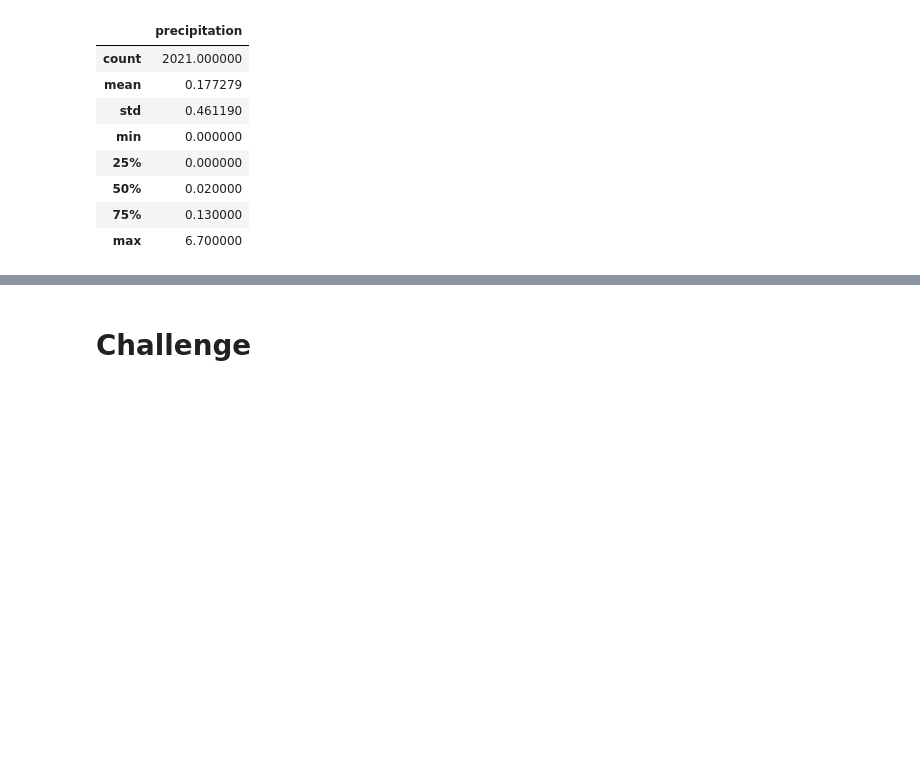
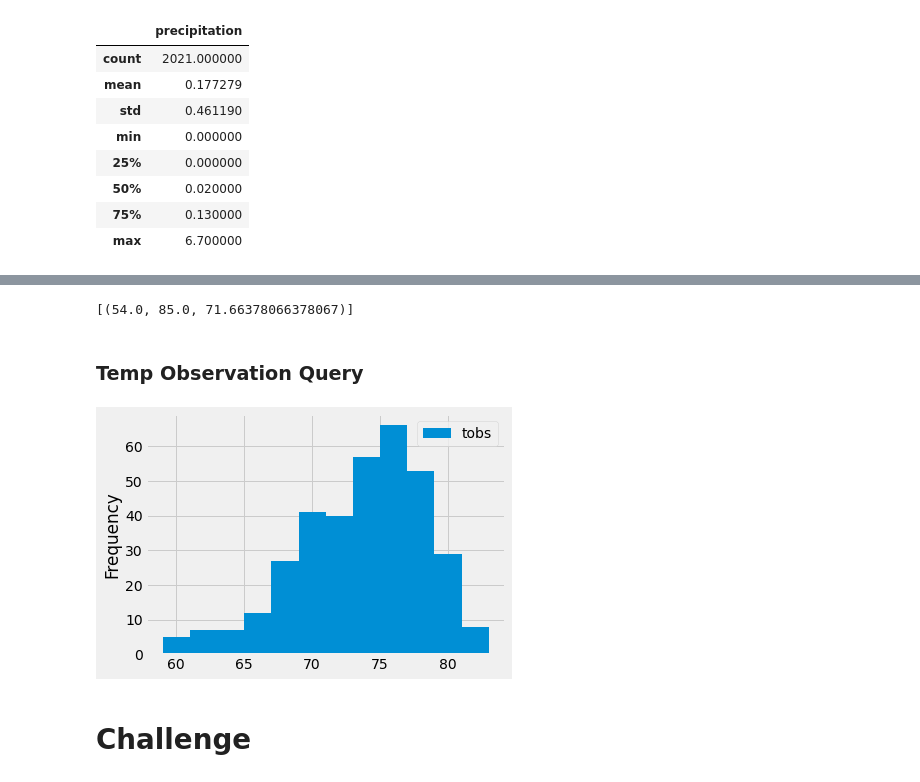
Before and after one commit to HopkinsKV/surfs_up, a Jupyter notebook: climate_analysis_sample.ipynb, the cells around one changed output, grey strips where cells are left out. Cells and saved outputs as stored; diff of their text form; code cells hidden in the pictures; blank space fills up the shorter version.

Commit message:
updt temp obs

```diff
--- a/climate_analysis_sample.ipynb
+++ b/climate_analysis_sample.ipynb
@@ -116,3 +135,11 @@ df.describe()
 # %%
 # Using the station id from the previous query, calculate the lowest temperature recorded,
 # highest temperature recorded, and average temperature most active station?
+### NOTE: tobs is Temperature at time of OBServation
+
+session.query(func.min(Measurement.tobs), \
+              func.max(Measurement.tobs), \
+              func.avg(Measurement.tobs)).\
+filter(Measurement.station == 'USC00519281').all()
+# %% [output]
+[(54.0, 85.0, 71.66378066378067)]
@@ -122,3 +146,21 @@ df.describe()
+# %% [markdown]
+### Temp Observation Query
+# %%
+# Query the last 12 months of tobs data for the station with most observations
+results = session.query(Measurement.tobs).\
+filter(Measurement.station == 'USC00519281').\
+filter(Measurement.date >= prev_year).all()
+
+#Turn that into a dataframe
+df = pd.DataFrame(results, columns=['tobs'])
+
+# Plot the results as a histogram
+df.plot.hist(bins=12)
+
+#Compress xaxis labels so they fit into the box
+plt.tight_layout()
+# %% [output]
+[figure, added]
 # %%
 # Write a function called `calc_temps` that will accept start date and end date in the format '%Y-%m-%d'
 # and return the minimum, average, and maximum temperatures for that range of dates
```
Also changed, not shown: parts of 5 cells of this notebook.
